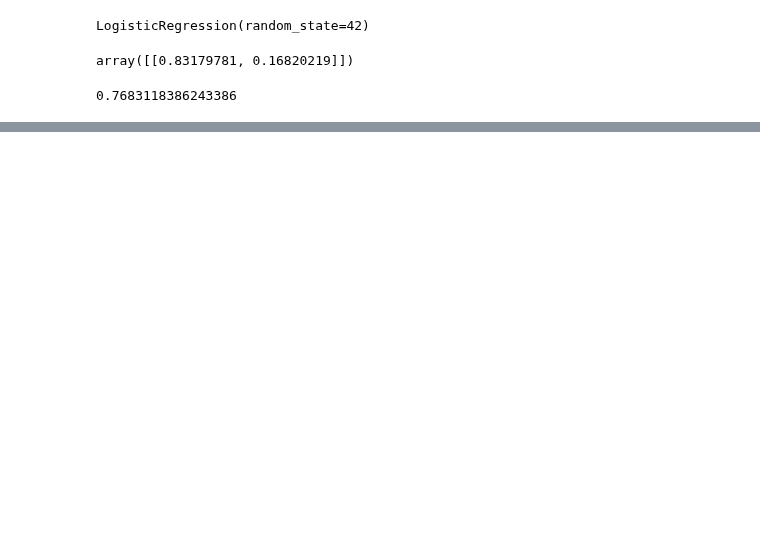
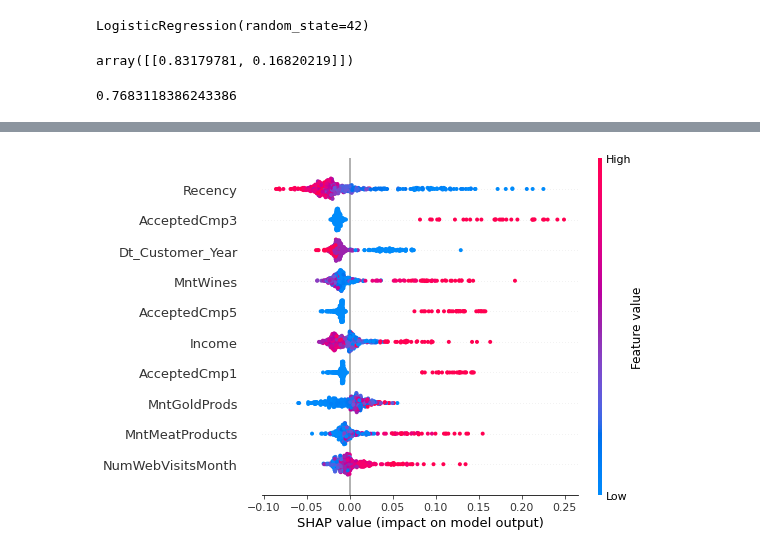
Before and after one commit to clarentcelsia/Analytics, a Jupyter notebook: marketing_campaign.ipynb, the cells around one changed output, grey strips where cells are left out. Cells and saved outputs as stored; diff of their text form; code cells hidden in the pictures; blank space fills up the shorter version.

```diff
--- a/marketing_campaign.ipynb
+++ b/marketing_campaign.ipynb
@@ -1040,0 +1132,4 @@ roc_auc_score(y_valid, y_valid_pred[:,1])
+# %%
+shap.summary_plot(shap_vals_rf[1], features=x_test, max_display=10)
+# %% [output]
+[figure, added]
```
Also changed, not shown: parts of 33 cells of this notebook.
